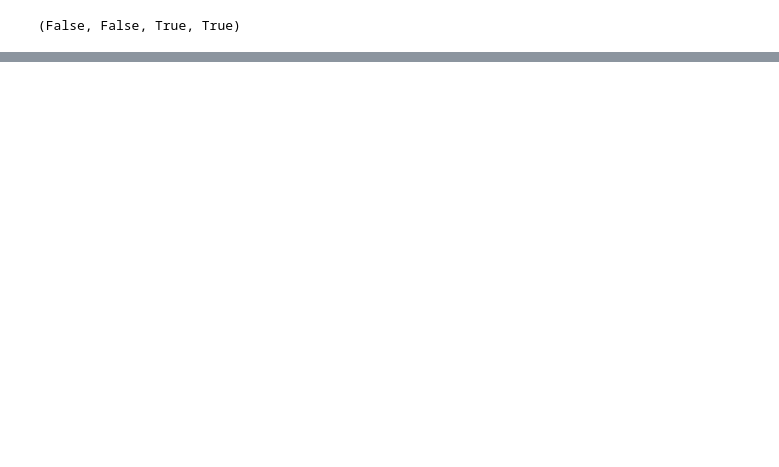
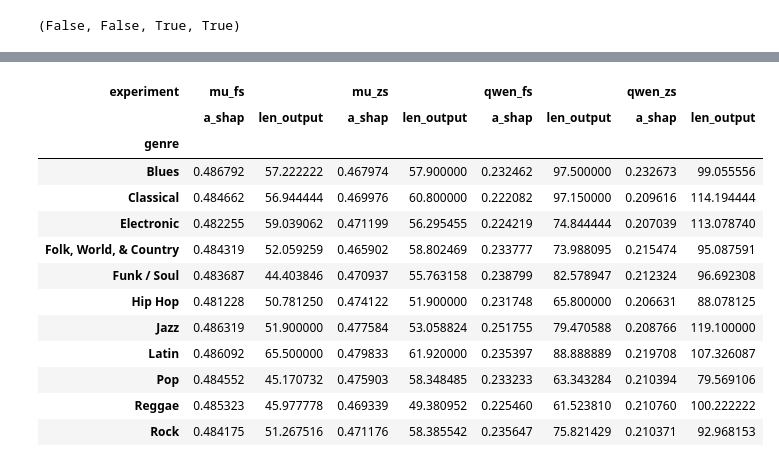
Before and after one commit to giovana-morais/2025_investigating_mmshap, a Jupyter notebook: notebooks/1_quantitative_analysis.ipynb, the cells around one changed output, grey strips where cells are left out. Saved outputs shown, nothing was run; the diff lists cells and outputs as text; code cells hidden in the pictures; blank space fills up the shorter version.

```diff
--- a/notebooks/1_quantitative_analysis.ipynb
+++ b/notebooks/1_quantitative_analysis.ipynb
@@ -47,0 +86,2 @@ qfs[["a_shap"]].max(), qzs[["a_shap"]].max(), mfs[["a_shap"]].max(), mzs[["a_sha
+# %%
+agg_df = pd.concat([qzs, qfs, mfs, mzs])
@@ -47,0 +101,27 @@ qfs[["a_shap"]].max(), qzs[["a_shap"]].max(), mfs[["a_shap"]].max(), mzs[["a_sha
+# %%
+tmp = agg_df.groupby(["experiment", "genre"]).agg({"len_output": "mean", "a_shap": "mean"})
+# %%
+# Assuming your DataFrame is named 'df'
+tmp = tmp.reset_index()
+
+pivoted_df = tmp.set_index(['genre', 'experiment']).unstack(level='experiment')
+
+# Optional: Reorder the multi-level columns if needed
+pivoted_df = pivoted_df.reorder_levels([1, 0], axis=1).sort_index(axis=1)
+
+pivoted_df
+# %% [output]
+| experiment | mu_fs |  | mu_zs |  | qwen_fs |  | qwen_zs |  |
+|  | a_shap | len_output | a_shap | len_output | a_shap | len_output | a_shap | len_output |
+| genre |  |  |  |  |  |  |  |  |
+| Blues | 0.486792 | 57.222222 | 0.467974 | 57.900000 | 0.232462 | 97.500000 | 0.232673 | 99.055556 |
+| Classical | 0.484662 | 56.944444 | 0.469976 | 60.800000 | 0.222082 | 97.150000 | 0.209616 | 114.194444 |
+| Electronic | 0.482255 | 59.039062 | 0.471199 | 56.295455 | 0.224219 | 74.844444 | 0.207039 | 113.078740 |
+| Folk, World, & Country | 0.484319 | 52.059259 | 0.465902 | 58.802469 | 0.233777 | 73.988095 | 0.215474 | 95.087591 |
+| Funk / Soul | 0.483687 | 44.403846 | 0.470937 | 55.763158 | 0.238799 | 82.578947 | 0.212324 | 96.692308 |
+| Hip Hop | 0.481228 | 50.781250 | 0.474122 | 51.900000 | 0.231748 | 65.800000 | 0.206631 | 88.078125 |
+| Jazz | 0.486319 | 51.900000 | 0.477584 | 53.058824 | 0.251755 | 79.470588 | 0.208766 | 119.100000 |
+| Latin | 0.486092 | 65.500000 | 0.479833 | 61.920000 | 0.235397 | 88.888889 | 0.219708 | 107.326087 |
+| Pop | 0.484552 | 45.170732 | 0.475903 | 58.348485 | 0.233233 | 63.343284 | 0.210394 | 79.569106 |
+| Reggae | 0.485323 | 45.977778 | 0.469339 | 49.380952 | 0.225460 | 61.523810 | 0.210760 | 100.222222 |
+| Rock | 0.484175 | 51.267516 | 0.471176 | 58.385542 | 0.235647 | 75.821429 | 0.210371 | 92.968153 |
```
Also changed, not shown: parts of 24 cells of this notebook, 1 other file.
